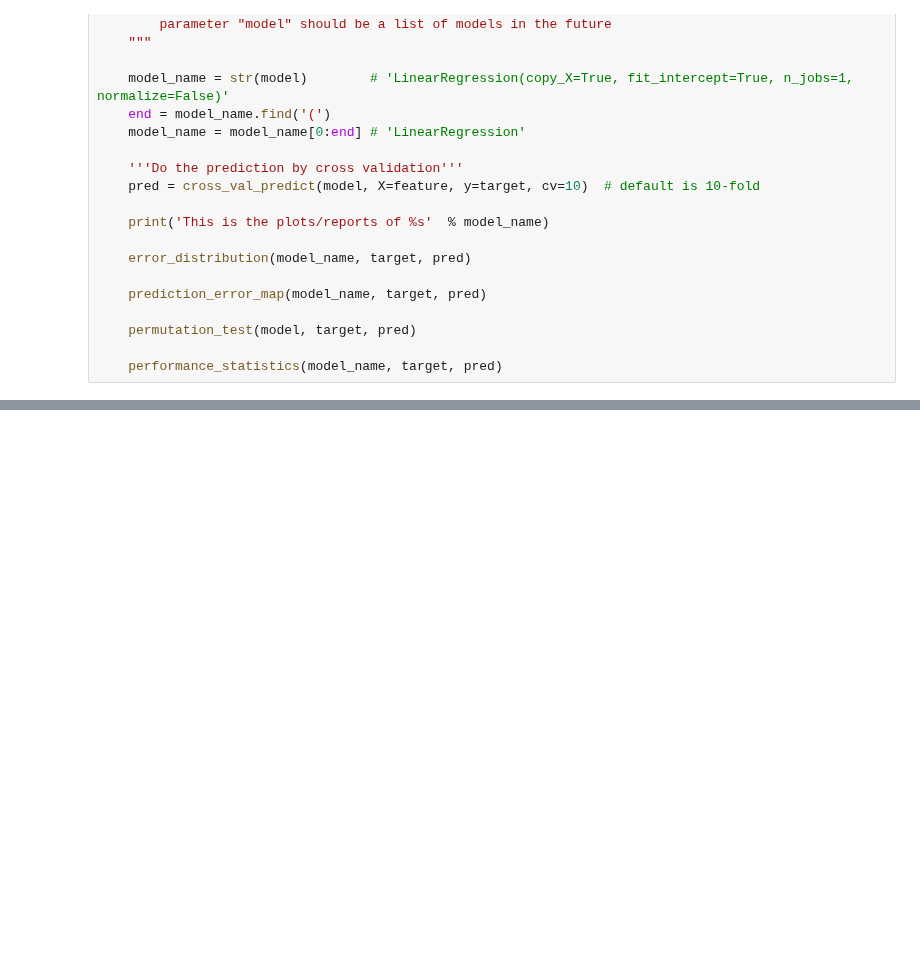
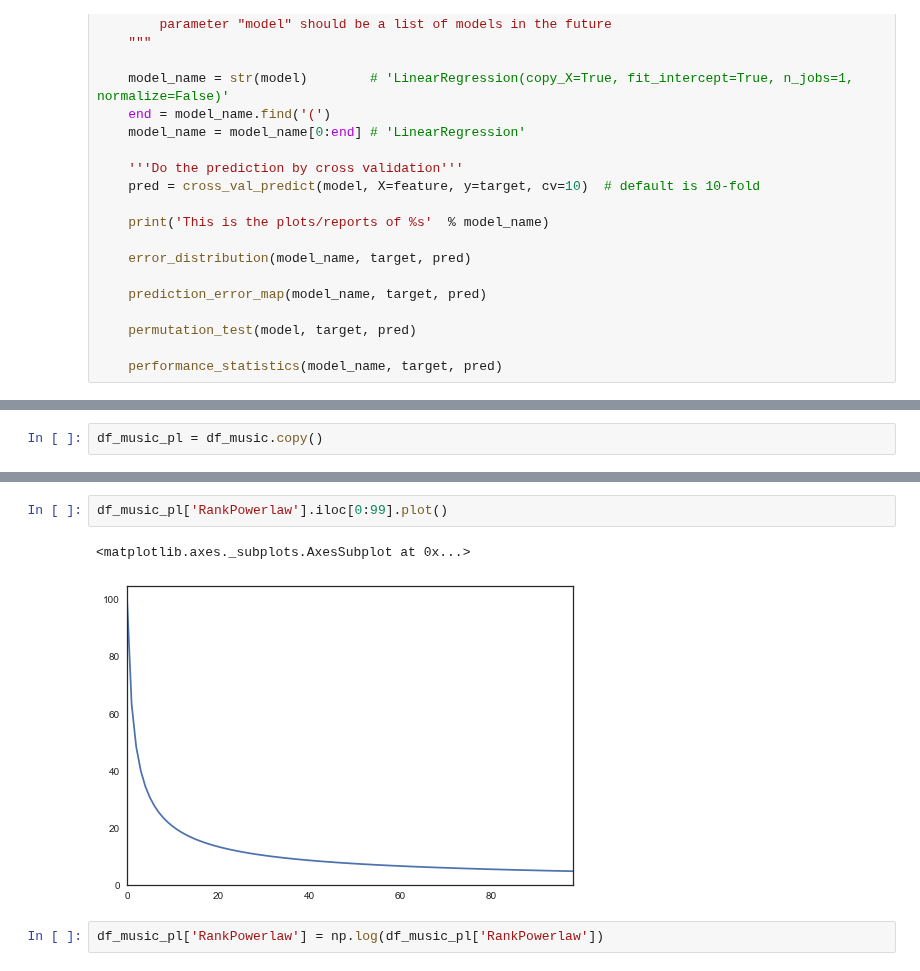
Before and after one commit to caitaozhan/CSE519-Homework-Project, a Jupyter notebook: TheProject/src/music-Caitao.ipynb, the cells around one changed output, grey strips where cells are left out. Cells and saved outputs as stored; diff of their text form; blank space fills up the shorter version.

Commit message:
The power law function I used: y = 100*x^(-0.66). It reduced the MAE of baseline model from 1.656 to 1.637. Also, doing z-score on the powerlaw-then-log rank does not affect MAE.

```diff
--- a/TheProject/src/music-Caitao.ipynb
+++ b/TheProject/src/music-Caitao.ipynb
@@ -361,0 +370,2 @@ This is the plots/reports of LinearRegression
+# %%
+df_music_pl = df_music.copy()
@@ -361,0 +388,7 @@ This is the plots/reports of LinearRegression
+# %%
+df_music_pl['RankPowerlaw'].iloc[0:99].plot()
+# %% [output]
+<matplotlib.axes._subplots.AxesSubplot at 0x...>
+[figure, added]
+# %%
+df_music_pl['RankPowerlaw'] = np.log(df_music_pl['RankPowerlaw'])
```
Also changed, not shown: parts of 16 cells of this notebook.
